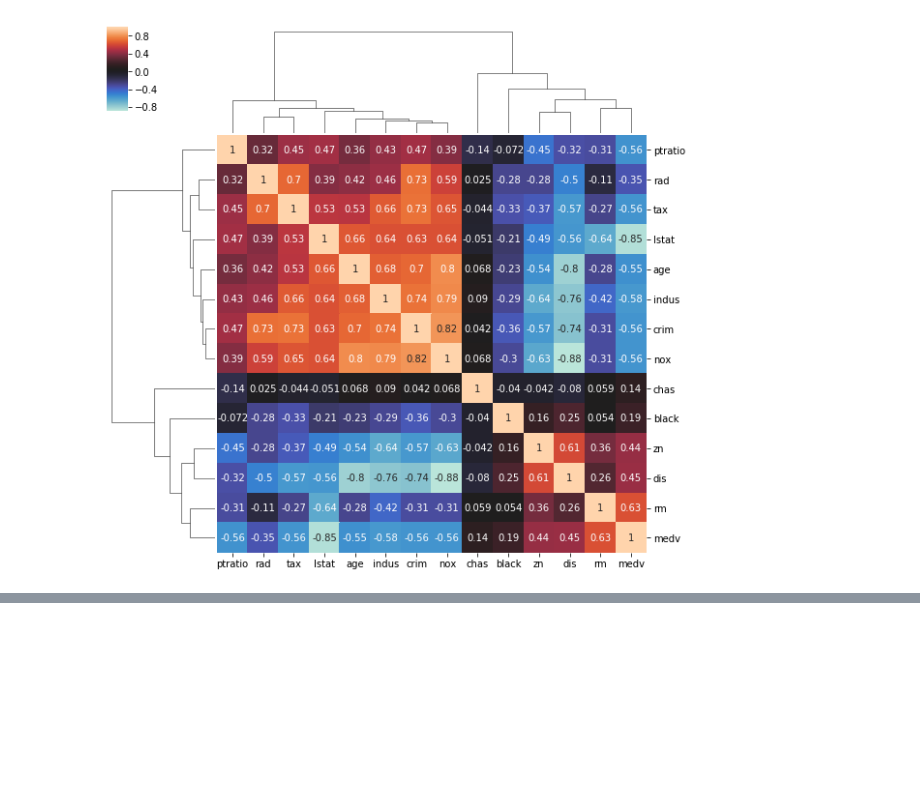
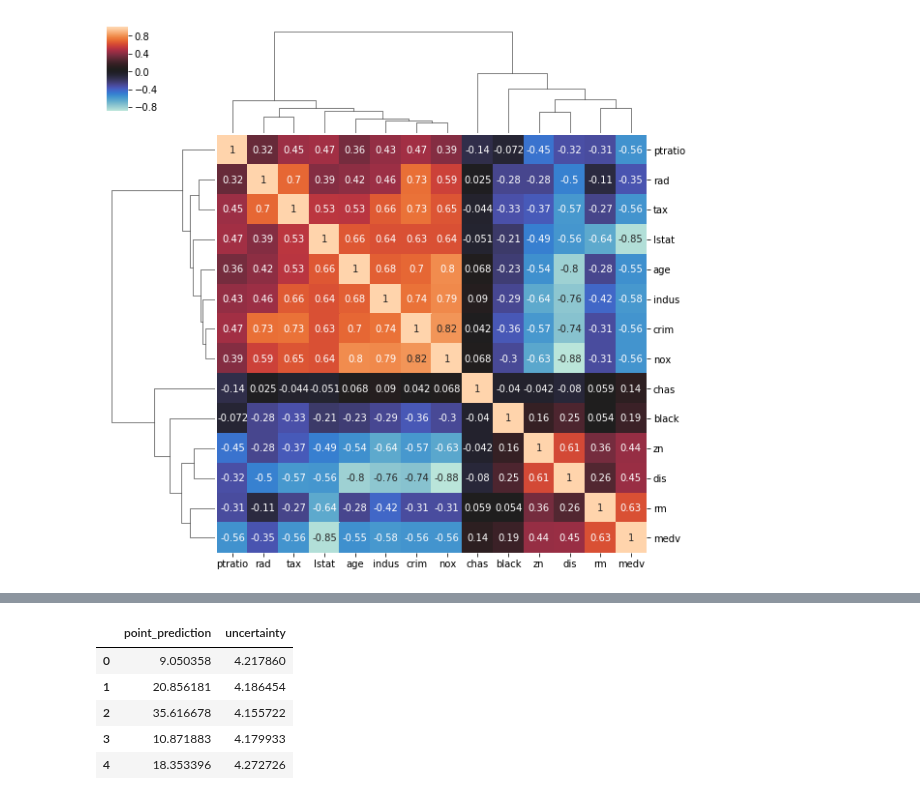
Before and after one commit to pysr1/pymc3_models, a Jupyter notebook: notebooks/Crocker_examples.ipynb, the cells around one changed output, grey strips where cells are left out. Saved outputs shown, nothing was run; the diff lists cells and outputs as text; code cells hidden in the pictures; blank space fills up the shorter version.

```diff
--- a/notebooks/Crocker_examples.ipynb
+++ b/notebooks/Crocker_examples.ipynb
@@ -147,0 +128,13 @@ print(pymc3_models.__file__)
+# %%
+means, sds = LR.predict(X_test, return_std=True)
+predictions = pd.DataFrame({'point_prediction': means,
+                            'uncertainty': sds})
+
+predictions.head()
+# %% [output]
+|  | point_prediction | uncertainty |
+| 0 | 9.050358 | 4.217860 |
+| 1 | 20.856181 | 4.186454 |
+| 2 | 35.616678 | 4.155722 |
+| 3 | 10.871883 | 4.179933 |
+| 4 | 18.353396 | 4.272726 |
```
Also changed, not shown: parts of 9 cells of this notebook, 4 other files.
